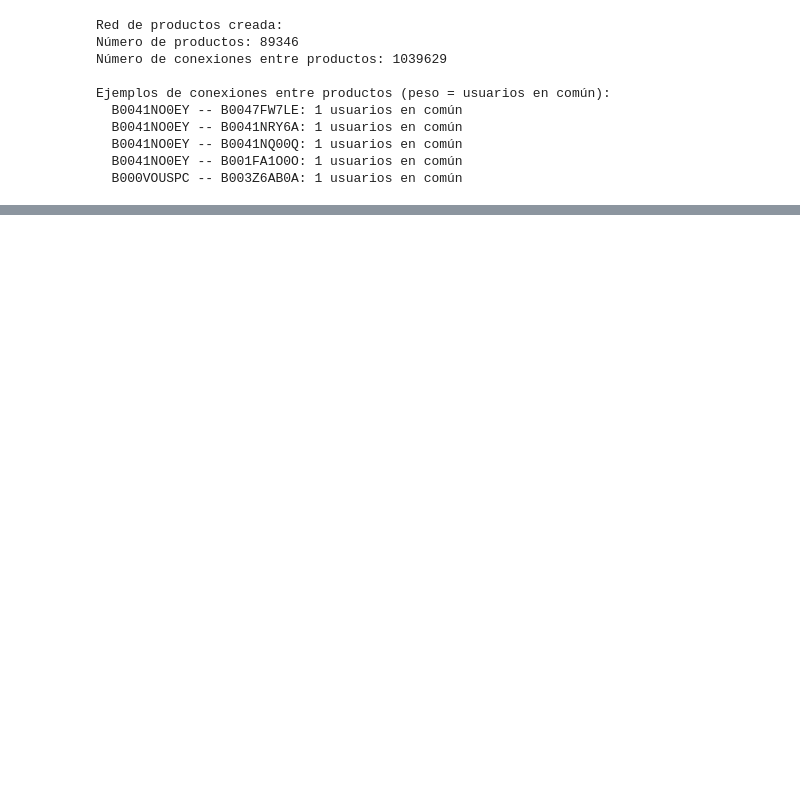
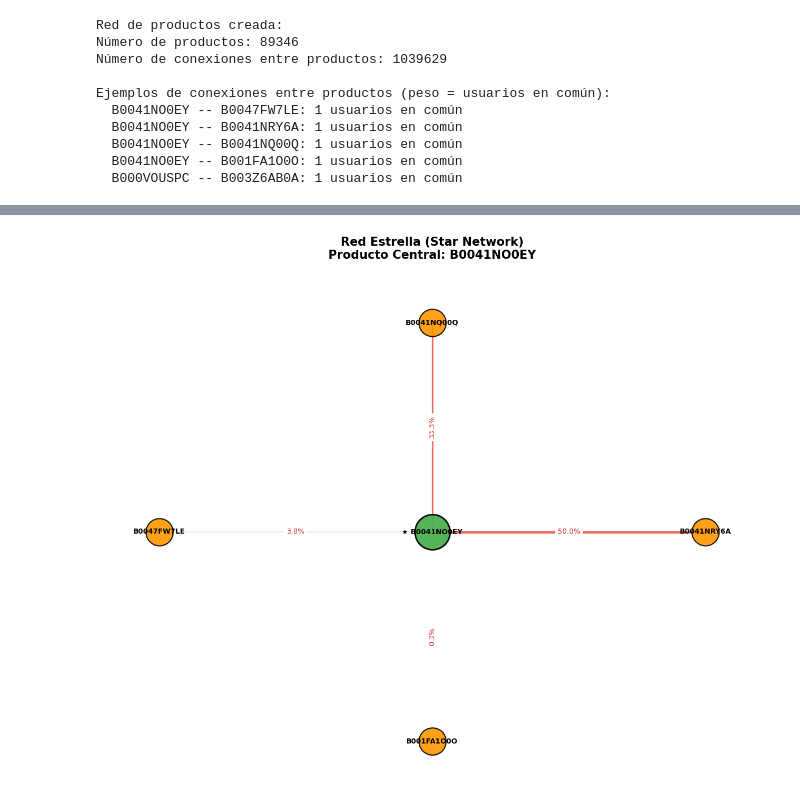
Before and after one commit to ChrisJMora/recommender_system_using_bipartite_network, a Jupyter notebook: src/app/main.ipynb, the cells around one changed output, grey strips where cells are left out. Drawn from its saved outputs; the diff is of its cells as text; code cells hidden in the pictures; blank space fills up the shorter version.

```diff
--- a/src/app/main.ipynb
+++ b/src/app/main.ipynb
@@ -806,0 +654,80 @@ else:
+# %%
+def visualize_star_network(product_id, n_recommendations=4):
+    """Visualiza red estrella: producto central con vecinos conectados por aristas rojas"""
+    recs = get_product_recommendations(product_id, n_recommendations, exclude_perfect_match=False)
+
+    if not recs:
+        print(f"No hay recomendaciones para {product_id}")
+        return
+
+    # Crear grafo estrella
+    G = nx.Graph()
+    G.add_node(product_id)
+
+    for neighbor, sim, _ in recs:
+        G.add_node(neighbor)
+        G.add_edge(product_id, neighbor, weight=sim)
+
+    # Posiciones: centro y vecinos en círculo
+    pos = {product_id: (0, 0)}
+    angle_step = 2 * np.pi / len(recs)
+    for i, (neighbor, _, _) in enumerate(recs):
+        pos[neighbor] = (np.cos(i * angle_step), np.sin(i * angle_step))
+
+    # Visualización
+    plt.figure(figsize=(12, 10))
+
+    # Nodo central (producto seleccionado)
+    nx.draw_networkx_nodes(G, pos, nodelist=[product_id],
+                          node_color='#4CAF50',
+                          node_size=2000,
+                          alpha=0.95,
+                          edgecolors='black',
+                          linewidths=2)
+
+    # Nodos vecinos (productos recomendados)
+    nx.draw_networkx_nodes(G, pos, nodelist=[n for n, _, _ in recs],
+                          node_color='#FF9800',
+                          node_size=1200,
+                          alpha=0.9,
+                          edgecolors='black',
+                          linewidths=1.5)
+
+    # Aristas rojas con grosor variable según similaridad
+    edge_widths = [sim/15 for _, sim, _ in recs]
+    nx.draw_networkx_edges(G, pos,
+                          edge_color='#F44336',
+                          width=edge_widths,
+                          alpha=0.8)
+
+    # Etiquetas de nodos (IDs truncados)
+    labels = {product_id: f"★ {product_id[-10:]}"}
+    labels.update({n: n[-10:] for n, _, _ in recs})
+    nx.draw_networkx_labels(G, pos, labels, font_size=9, font_weight='bold')
+
+    # Etiquetas de peso en las aristas
+    edge_labels = {(product_id, n): f"{s:.1f}%" for n, s, _ in recs}
+    nx.draw_networkx_edge_labels(G, pos, edge_labels, font_size=9, font_color='#D32F2F')
+
+    plt.title(f'Red Estrella (Star Network)\nProducto Central: {product_id[-20:]}',
+             fontsize=15, fontweight='bold', pad=25)
+    plt.axis('off')
+    plt.tight_layout()
+    plt.show()
+
+    # Tabla de recomendaciones
+    print(f"\n{'='*80}")
+    print(f"PRODUCTO CENTRAL: {product_id}")
+    print(f"{'='*80}")
+    print(f"\n{'Rank':<6} {'Producto ID':<50} {'Similaridad':<12}")
+    print(f"{'-'*80}")
+    for i, (prod, sim, _) in enumerate(recs, 1):
+        print(f"{i:<6} {prod:<50} {sim:>6.2f}%")
+    print(f"{'='*80}\n")
+
+# Demostración con un producto válido
+valid_prods = [p for p in products if p in product_network and len(product_network[p]) >= 4]
+if valid_prods:
+    visualize_star_network(valid_prods[0], n_recommendations=5)
+# %% [output]
+[figure, added]
```
Also changed, not shown: parts of 31 cells of this notebook, 1 other file.
